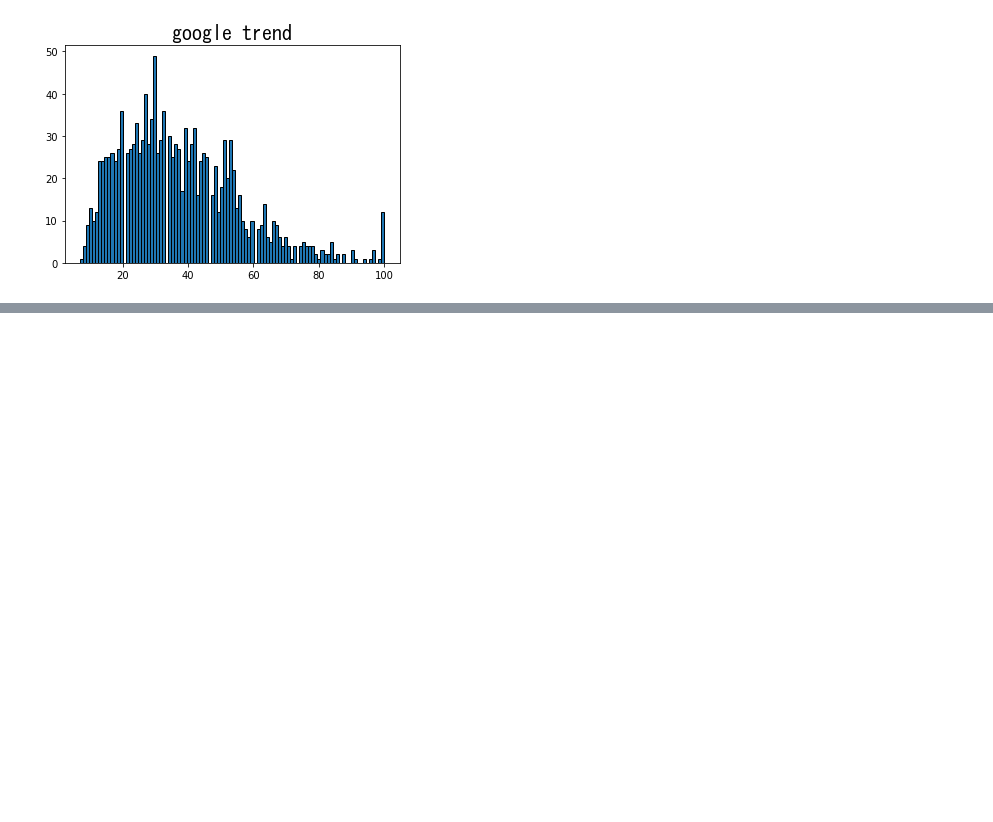
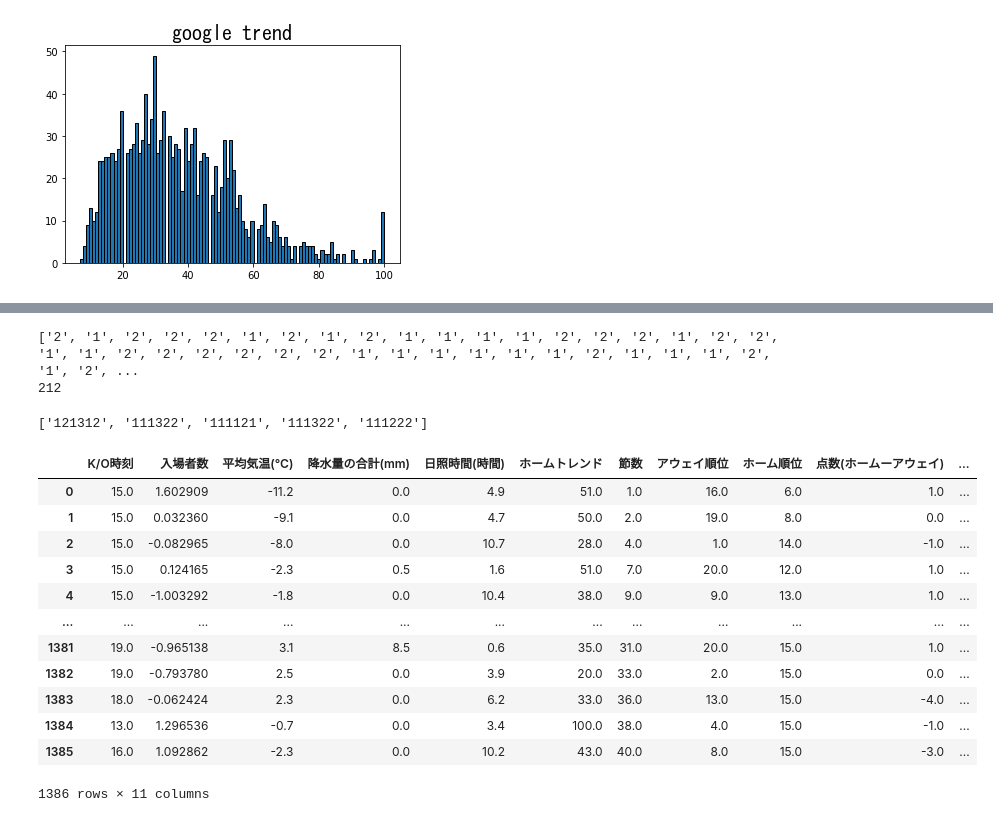
Before and after one commit to kkaishu/sotuken2021, a Jupyter notebook: 卒研_周辺化準備.ipynb, the cells around one changed output, grey strips where cells are left out. Saved outputs shown, nothing was run; the diff lists cells and outputs as text; code cells hidden in the pictures; blank space fills up the shorter version.

```diff
--- a/卒研_周辺化準備.ipynb
+++ b/卒研_周辺化準備.ipynb
@@ -15,6 +16,7 @@ for i in range(29):
     url=f"https://data.j-league.or.jp/SFMS01/search?competition_years=2019&competition_years=2018&competition_years=2017&competition_frame_ids=2&team_ids={team_number}&home_away_select=1&tv_relay_station_name="
     fomerdata=pd.read_html(url,header=0)
     data=fomerdata[0].drop(["大会","スタジアム"],axis=1)
+
     game_day=data.試合日
     game_day=[s.replace("月・祝","月").replace("火・祝","火").replace("水・祝","水").replace("木・祝","木").replace("金・祝","金").replace("土・祝","土").replace("日・祝","日").replace("月・休","月") for s in game_day]
     day=data.年度.astype(str)+"/"+game_day
@@ -47,12 +49,13 @@ for i in range(29):
     data["点数(ホームーアウェイ)"]=score[0]-score[1]
     data=data.drop(["年度","節","試合日","ホーム","インターネット中継・TV放送","年/月/日","アウェイ","スコア"],axis=1)
     #入場者数と平均気温に関しては、その地域ごとに偏差をとり、データに反映する。
-    visitors=int(data["入場者数"].mean())
+#     visitors=int(data["入場者数"].mean())
     temperature＿mean=int(data["平均気温(℃)"].mean())
     kion.append({temperature＿mean:team_name})
     #それぞれ平均を引いた値を出力する。
     data["平均気温(℃)"]=round(data["平均気温(℃)"]-temperature＿mean,1)
-    data["入場者数"]=data["入場者数"]-visitors
+    data["入場者数"]=scipy.stats.zscore(data["入場者数"])
+#     data["入場者数"]=data["入場者数"]-visitors
     all_team.append(data)
 # %%
 #forループでリストにしっかり格納されたか個数をチェック(29個であれば成功)
@@ -233,10 +236,14 @@ x9トレンド情報：x9<34,34<=x9<67,67<=x9
 #参考資料　https://www.gesource.jp/weblog/?p=8244
 #使うのはx1,x2,x5,x6,x7,x9
 #x1のみについて説明する（以下同順）
+#judge_x〇について、digitize()では0,1判定（もしくは0,1,2判定）であったが、
+#関数に組み込むため、1,2判定（もしくは1,2,3判定）とする。
+plus_list=[1]*1386
 print(x1)#x1の中身を出力。
 r_x1=np.array([17])
 #分類範囲を決める(例：[1,3]の場合はx<1,1<=x<3,3<=xの3種類に分類できる。)範囲の個数？を増やせば分類個数を増やすことも可能。
 judge_x1=np.digitize(x1,r_x1)#実際に決めた範囲を用いてx1を分類し、judge_x1とする。
+judge_x1=judge_x1+plus_list
 print(judge_x1)#judge_x1の中身を出力。
 # %% [output]
 [15. 15. 15. ... 18. 13. 16.]
@@ -243,0 +251,11 @@ print(judge_x1)#judge_x1の中身を出力。
+# %%
+#x2に関して
+#絶対値±10以下の場合は1、以上の場合は2とする。
+print(x2)
+x2_abs=abs(x2)
+print(x2_abs)
+r_x2=np.array([10])
+judge_x2=np.digitize(x2_abs,r_x2)
+judge_x2=judge_x2+plus_list
+print(judge_x2)
+print(collections.Counter(judge_x2))
@@ -244,23 +267,23 @@ print(judge_x1)#judge_x1の中身を出力。
 # %%
-#x2~x9まで同様の作業を行う
-print(x2)
-r_x2=np.array([-9,10])
-judge_x2=np.digitize(x2,r_x2)
-print(judge_x2)
+#x5~x9までx1と同様の作業を行う
 print(x5)
 r_x5=np.array([14,28])
 judge_x5=np.digitize(x5,r_x5)
+judge_x5=judge_x5+plus_list
 print(judge_x5)
 print(x6)
 r_x6=np.array([8,15])
 judge_x6=np.digitize(x6,r_x6)
+judge_x6=judge_x6+plus_list
 print(judge_x6)
 print(x7)
 r_x7=np.array([8,15])
 judge_x7=np.digitize(x7,r_x7)
+judge_x7=judge_x7+plus_list
 print(judge_x7)
 print(x9)
 r_x9=np.array([34,67])
 judge_x9=np.digitize(x9,r_x9)
+judge_x9=judge_x9+plus_list
 print(judge_x9)
 # %% [output]
@@ -297,0 +320,45 @@ Counter({'111210': 25, '112221': 22, '111100': 22, '111221': 20, '000201': 19, '
+# %%
+# cfに格納された6桁の数字を1桁ずつ分解してリストへ（新たな説明変数となる）（y1~y6）。
+
+y1=[]#キックオフ時間
+y2=[]#気温
+y3=[]#節数
+y4=[]#アウェイ順位
+y5=[]#ホーム順位
+y6=[]#トレンド情報
+
+for i in cf:
+    y1.append(i[0])
+    y2.append(i[1])
+    y3.append(i[2])
+    y4.append(i[3])
+    y5.append(i[4])
+    y6.append(i[5])
+
+#例として、y1を出力
+print(y1)
+print(len(y1))
+# %% [output]
+['2', '1', '2', '2', '2', '1', '2', '1', '2', '1', '1', '1', '1', '2', '2', '2', '1', '2', '2', '1', '1', '2', '2', '2', '2', '2', '2', '1', '1', '1', '1', '1', '1', '2', '1', '1', '1', '2', '1', '2', ...
+212
+# %%
+#元のデータ（all_team_kansei）のdataframeに6桁で判定したデータ（classification）を列として追加
+print(classification[:5])
+
+all_team_kansei["judge"]=classification
+all_team_kansei
+# %% [output]
+['121312', '111322', '111121', '111322', '111222']
+|  | K/O時刻 | 入場者数 | 平均気温(℃) | 降水量の合計(mm) | 日照時間(時間) | ホームトレンド | 節数 | アウェイ順位 | ホーム順位 | 点数(ホームーアウェイ) | ... |
+| 0 | 15.0 | 1.602909 | -11.2 | 0.0 | 4.9 | 51.0 | 1.0 | 16.0 | 6.0 | 1.0 | ... |
+| 1 | 15.0 | 0.032360 | -9.1 | 0.0 | 4.7 | 50.0 | 2.0 | 19.0 | 8.0 | 0.0 | ... |
+| 2 | 15.0 | -0.082965 | -8.0 | 0.0 | 10.7 | 28.0 | 4.0 | 1.0 | 14.0 | -1.0 | ... |
+| 3 | 15.0 | 0.124165 | -2.3 | 0.5 | 1.6 | 51.0 | 7.0 | 20.0 | 12.0 | 1.0 | ... |
+| 4 | 15.0 | -1.003292 | -1.8 | 0.0 | 10.4 | 38.0 | 9.0 | 9.0 | 13.0 | 1.0 | ... |
+| ... | ... | ... | ... | ... | ... | ... | ... | ... | ... | ... | ... |
+| 1381 | 19.0 | -0.965138 | 3.1 | 8.5 | 0.6 | 35.0 | 31.0 | 20.0 | 15.0 | 1.0 | ... |
+| 1382 | 19.0 | -0.793780 | 2.5 | 0.0 | 3.9 | 20.0 | 33.0 | 2.0 | 15.0 | 0.0 | ... |
+| 1383 | 18.0 | -0.062424 | 2.3 | 0.0 | 6.2 | 33.0 | 36.0 | 13.0 | 15.0 | -4.0 | ... |
+| 1384 | 13.0 | 1.296536 | -0.7 | 0.0 | 3.4 | 100.0 | 38.0 | 4.0 | 15.0 | -1.0 | ... |
+| 1385 | 16.0 | 1.092862 | -2.3 | 0.0 | 10.2 | 43.0 | 40.0 | 8.0 | 15.0 | -3.0 | ... |
+1386 rows × 11 columns
```
Also changed, not shown: parts of 16 cells of this notebook.
